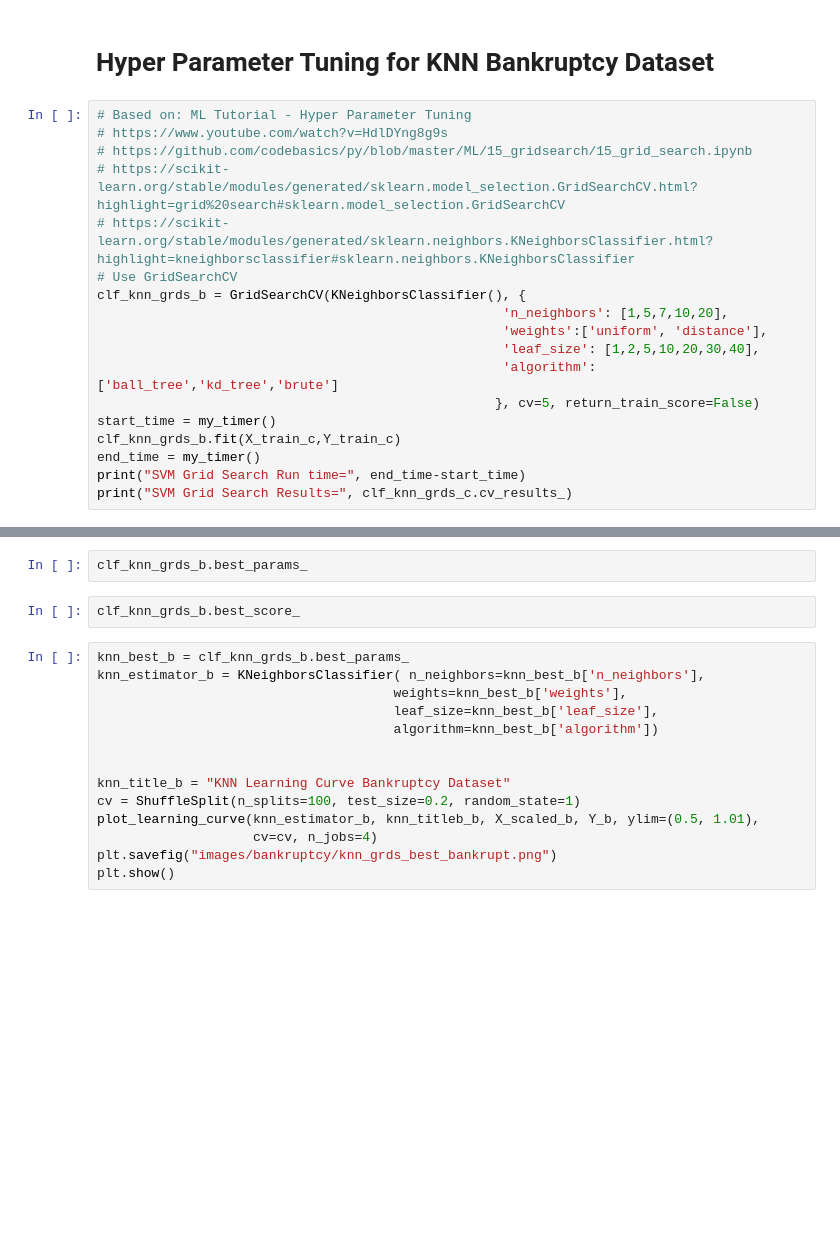
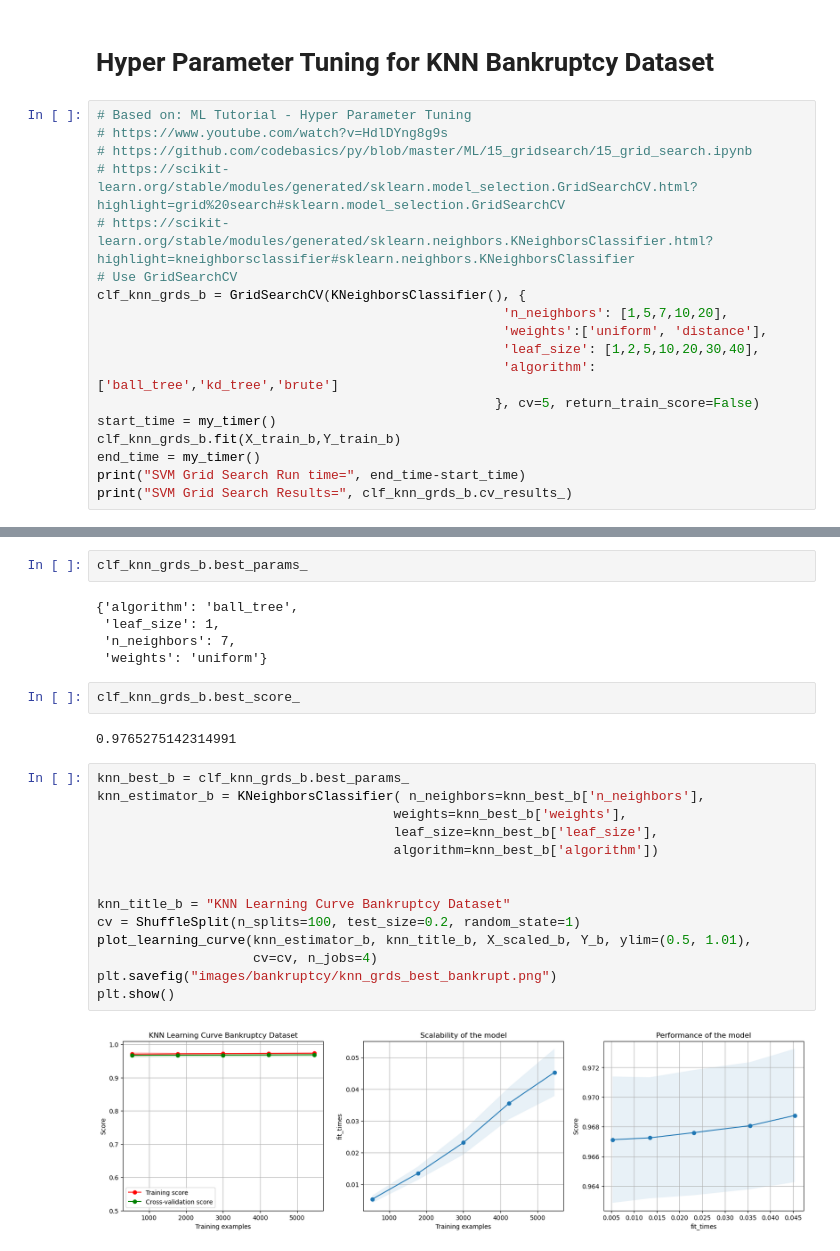
Before and after one commit to ElFeo/SupervisedLearningSurvey, a Jupyter notebook: SupervisedLearning_Bankrupt.ipynb, the cells around one changed output, grey strips where cells are left out. Drawn from its saved outputs; the diff is of its cells as text; blank space fills up the shorter version.

```diff
--- a/SupervisedLearning_Bankrupt.ipynb
+++ b/SupervisedLearning_Bankrupt.ipynb
@@ -686,7 +686,7 @@ clf_knn_grds_b = GridSearchCV(KNeighborsClassifier(), {
                                                     'algorithm':['ball_tree','kd_tree','brute']
                                                    }, cv=5, return_train_score=False)
 start_time = my_timer()
-clf_knn_grds_b.fit(X_train_c,Y_train_c)
+clf_knn_grds_b.fit(X_train_b,Y_train_b)
 end_time = my_timer()
 print("SVM Grid Search Run time=", end_time-start_time)
-print("SVM Grid Search Results=", clf_knn_grds_c.cv_results_)
+print("SVM Grid Search Results=", clf_knn_grds_b.cv_results_)
@@ -693,18 +711,27 @@ print("SVM Grid Search Results=", clf_knn_grds_c.cv_results_)
 # %%
 clf_knn_grds_b.best_params_
+# %% [output]
+{'algorithm': 'ball_tree',
+ 'leaf_size': 1,
+ 'n_neighbors': 7,
+ 'weights': 'uniform'}
 # %%
 clf_knn_grds_b.best_score_
+# %% [output]
+0.9765275142314991
 # %%
 knn_best_b = clf_knn_grds_b.best_params_
 knn_estimator_b = KNeighborsClassifier( n_neighbors=knn_best_b['n_neighbors'],
                                       weights=knn_best_b['weights'],
                                       leaf_size=knn_best_b['leaf_size'],
                                       algorithm=knn_best_b['algorithm'])
 
 
 knn_title_b = "KNN Learning Curve Bankruptcy Dataset"
 cv = ShuffleSplit(n_splits=100, test_size=0.2, random_state=1)
-plot_learning_curve(knn_estimator_b, knn_titleb_b, X_scaled_b, Y_b, ylim=(0.5, 1.01),
+plot_learning_curve(knn_estimator_b, knn_title_b, X_scaled_b, Y_b, ylim=(0.5, 1.01),
                     cv=cv, n_jobs=4)
 plt.savefig("images/bankruptcy/knn_grds_best_bankrupt.png")
 plt.show()
+# %% [output]
+[figure, added]
```
Also changed, not shown: parts of 1 cell of this notebook, 1 other file.
